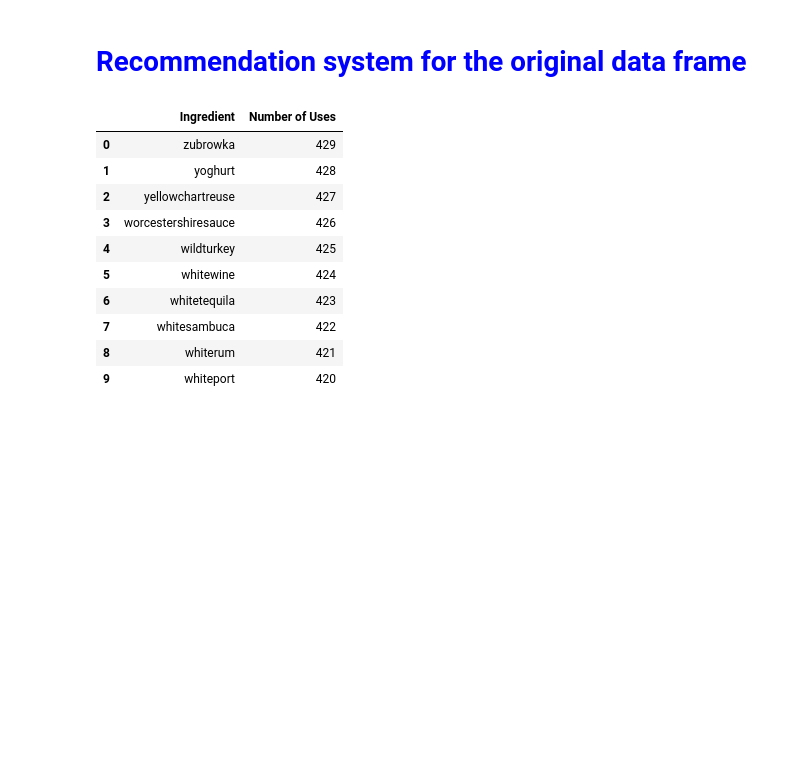
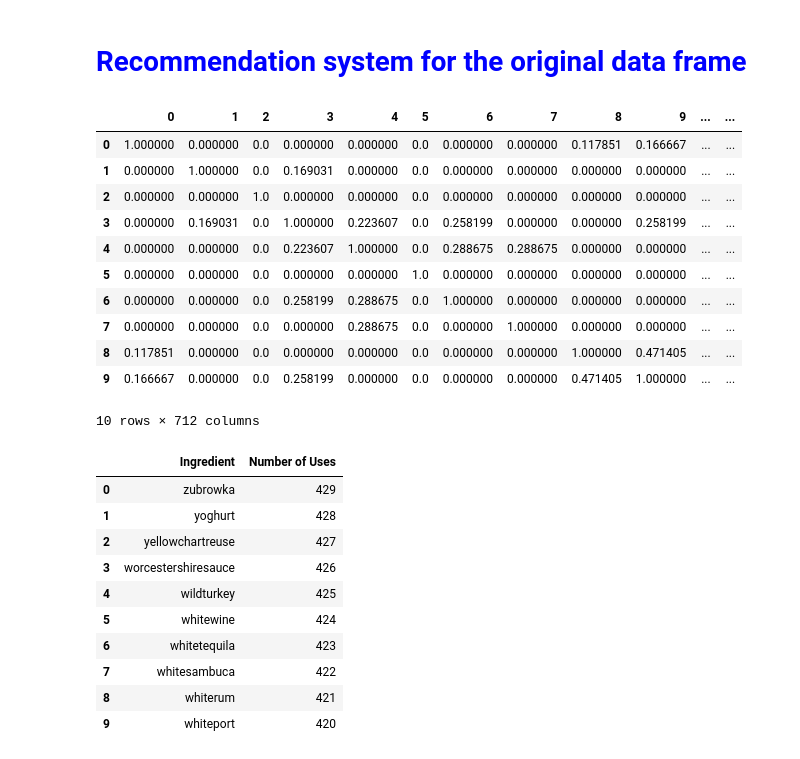
Before and after one commit to saeed44/Cocktail-Recommender, a Jupyter notebook: Cocktail_recom.ipynb, the cells around one changed output. Drawn from its saved outputs; the diff is of its cells as text; code cells hidden in the pictures; blank space fills up the shorter version.

```diff
--- a/Cocktail_recom.ipynb
+++ b/Cocktail_recom.ipynb
@@ -349,3 +347,18 @@ vocab_vec = count_vec.fit(receipe_df["Receipe"])
+# %%
+cos_sim_df.head(10)
+# %% [output]
+|  | 0 | 1 | 2 | 3 | 4 | 5 | 6 | 7 | 8 | 9 | ... | ... |
+| 0 | 1.000000 | 0.000000 | 0.0 | 0.000000 | 0.000000 | 0.0 | 0.000000 | 0.000000 | 0.117851 | 0.166667 | ... | ... |
+| 1 | 0.000000 | 1.000000 | 0.0 | 0.169031 | 0.000000 | 0.0 | 0.000000 | 0.000000 | 0.000000 | 0.000000 | ... | ... |
+| 2 | 0.000000 | 0.000000 | 1.0 | 0.000000 | 0.000000 | 0.0 | 0.000000 | 0.000000 | 0.000000 | 0.000000 | ... | ... |
+| 3 | 0.000000 | 0.169031 | 0.0 | 1.000000 | 0.223607 | 0.0 | 0.258199 | 0.000000 | 0.000000 | 0.258199 | ... | ... |
+| 4 | 0.000000 | 0.000000 | 0.0 | 0.223607 | 1.000000 | 0.0 | 0.288675 | 0.288675 | 0.000000 | 0.000000 | ... | ... |
+| 5 | 0.000000 | 0.000000 | 0.0 | 0.000000 | 0.000000 | 1.0 | 0.000000 | 0.000000 | 0.000000 | 0.000000 | ... | ... |
+| 6 | 0.000000 | 0.000000 | 0.0 | 0.258199 | 0.288675 | 0.0 | 1.000000 | 0.000000 | 0.000000 | 0.000000 | ... | ... |
+| 7 | 0.000000 | 0.000000 | 0.0 | 0.000000 | 0.288675 | 0.0 | 0.000000 | 1.000000 | 0.000000 | 0.000000 | ... | ... |
+| 8 | 0.117851 | 0.000000 | 0.0 | 0.000000 | 0.000000 | 0.0 | 0.000000 | 0.000000 | 1.000000 | 0.471405 | ... | ... |
+| 9 | 0.166667 | 0.000000 | 0.0 | 0.258199 | 0.000000 | 0.0 | 0.000000 | 0.000000 | 0.471405 | 1.000000 | ... | ... |
+10 rows × 712 columns
 # %%
 # vocab_vec.vocabulary_
 # %%
```
Also changed, not shown: parts of 1 cell of this notebook.
